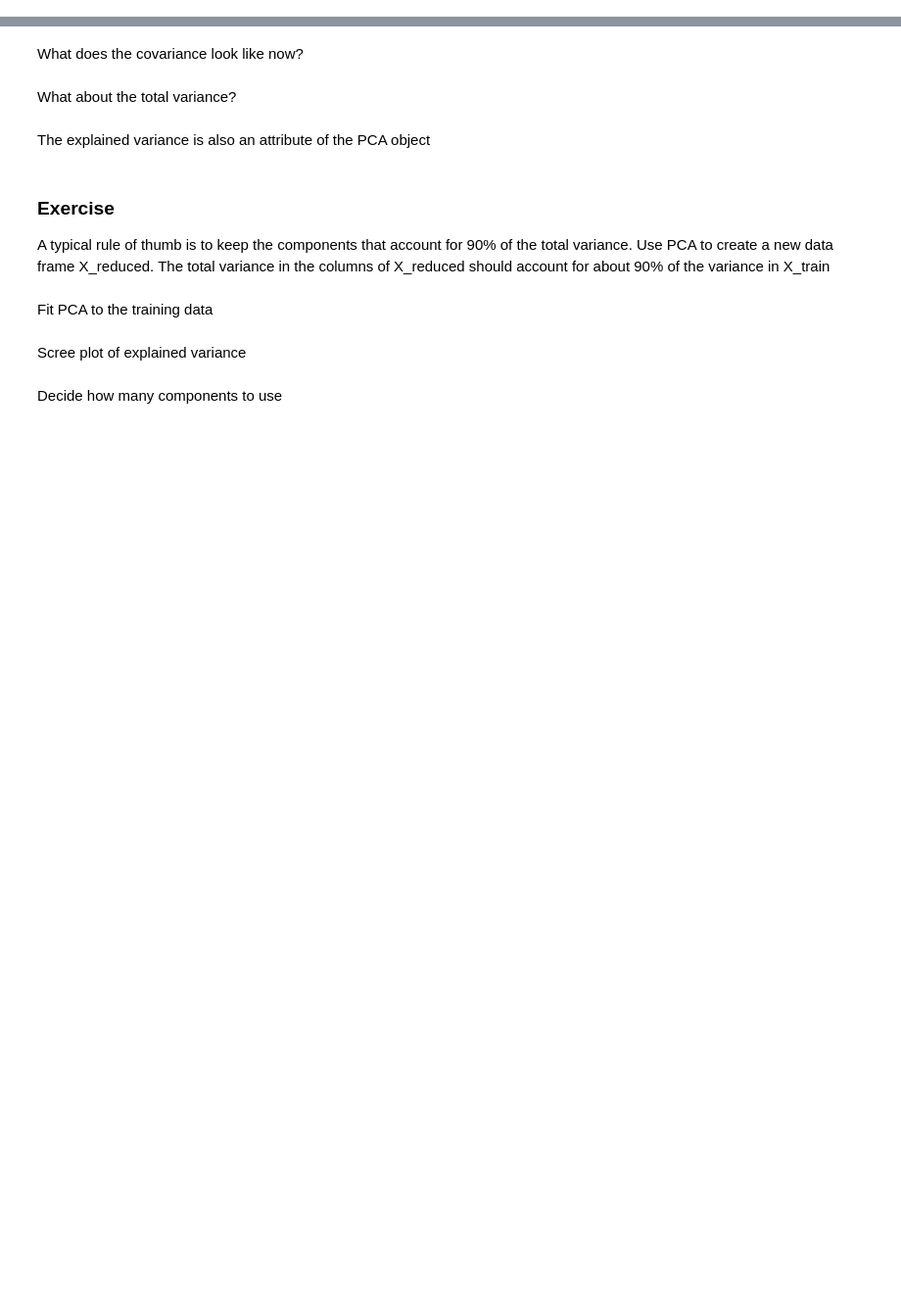
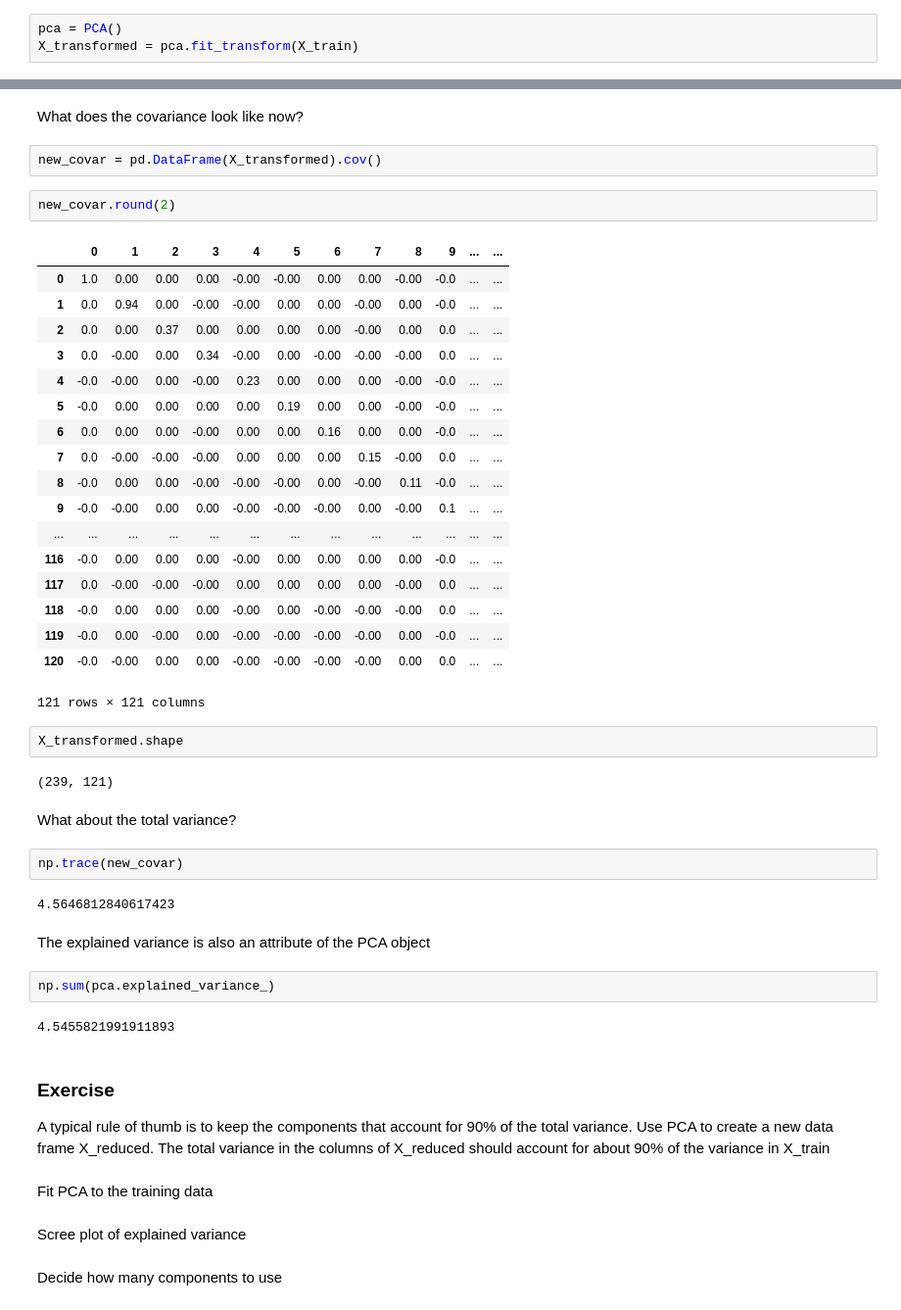
Before and after one commit to nwchen24/Machine_learning_coursework, a Jupyter notebook: Week11/pca.ipynb, the cells around one changed output, grey strips where cells are left out. Shown at 98% size. Saved outputs shown, nothing was run; the diff lists cells and outputs as text; blank space fills up the shorter version.

```diff
--- a/Week11/pca.ipynb
+++ b/Week11/pca.ipynb
@@ -47,2 +74,5 @@ Total Variance
 # %% [markdown]
 Now lets transform the data into principal component space.
+# %%
+pca = PCA()
+X_transformed = pca.fit_transform(X_train)
@@ -49,9 +89,44 @@ Now lets transform the data into principal component space.
 # %% [markdown]
 What does the covariance look like now?
+# %%
+new_covar = pd.DataFrame(X_transformed).cov()
+# %%
+new_covar.round(2)
+# %% [output]
+|  | 0 | 1 | 2 | 3 | 4 | 5 | 6 | 7 | 8 | 9 | ... | ... |
+| 0 | 1.0 | 0.00 | 0.00 | 0.00 | -0.00 | -0.00 | 0.00 | 0.00 | -0.00 | -0.0 | ... | ... |
+| 1 | 0.0 | 0.94 | 0.00 | -0.00 | -0.00 | 0.00 | 0.00 | -0.00 | 0.00 | -0.0 | ... | ... |
+| 2 | 0.0 | 0.00 | 0.37 | 0.00 | 0.00 | 0.00 | 0.00 | -0.00 | 0.00 | 0.0 | ... | ... |
+| 3 | 0.0 | -0.00 | 0.00 | 0.34 | -0.00 | 0.00 | -0.00 | -0.00 | -0.00 | 0.0 | ... | ... |
+| 4 | -0.0 | -0.00 | 0.00 | -0.00 | 0.23 | 0.00 | 0.00 | 0.00 | -0.00 | -0.0 | ... | ... |
+| 5 | -0.0 | 0.00 | 0.00 | 0.00 | 0.00 | 0.19 | 0.00 | 0.00 | -0.00 | -0.0 | ... | ... |
+| 6 | 0.0 | 0.00 | 0.00 | -0.00 | 0.00 | 0.00 | 0.16 | 0.00 | 0.00 | -0.0 | ... | ... |
+| 7 | 0.0 | -0.00 | -0.00 | -0.00 | 0.00 | 0.00 | 0.00 | 0.15 | -0.00 | 0.0 | ... | ... |
+| 8 | -0.0 | 0.00 | 0.00 | -0.00 | -0.00 | -0.00 | 0.00 | -0.00 | 0.11 | -0.0 | ... | ... |
+| 9 | -0.0 | -0.00 | 0.00 | 0.00 | -0.00 | -0.00 | -0.00 | 0.00 | -0.00 | 0.1 | ... | ... |
+| ... | ... | ... | ... | ... | ... | ... | ... | ... | ... | ... | ... | ... |
+| 116 | -0.0 | 0.00 | 0.00 | 0.00 | -0.00 | 0.00 | 0.00 | 0.00 | 0.00 | -0.0 | ... | ... |
+| 117 | 0.0 | -0.00 | -0.00 | -0.00 | 0.00 | 0.00 | 0.00 | 0.00 | -0.00 | 0.0 | ... | ... |
+| 118 | -0.0 | 0.00 | 0.00 | 0.00 | -0.00 | 0.00 | -0.00 | -0.00 | -0.00 | 0.0 | ... | ... |
+| 119 | -0.0 | 0.00 | -0.00 | 0.00 | -0.00 | -0.00 | -0.00 | -0.00 | 0.00 | -0.0 | ... | ... |
+| 120 | -0.0 | -0.00 | 0.00 | 0.00 | -0.00 | -0.00 | -0.00 | -0.00 | 0.00 | 0.0 | ... | ... |
+121 rows × 121 columns
+# %%
+X_transformed.shape
+# %% [output]
+(239, 121)
 # %% [markdown]
 What about the total variance?
+# %%
+np.trace(new_covar)
+# %% [output]
+4.5646812840617423
 # %% [markdown]
 The explained variance is also an attribute of the PCA object
+# %%
+np.sum(pca.explained_variance_)
+# %% [output]
+4.5455821991911893
 # %% [markdown]
 ### Exercise
 
```
Also changed, not shown: parts of 5 cells of this notebook.
